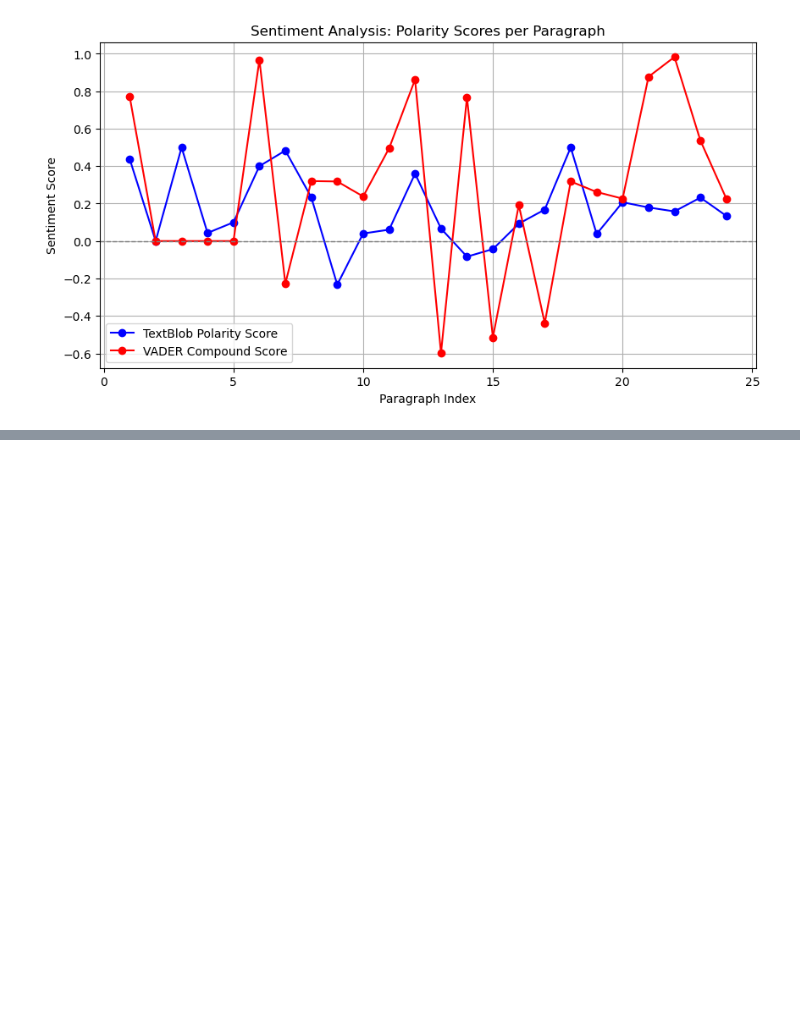
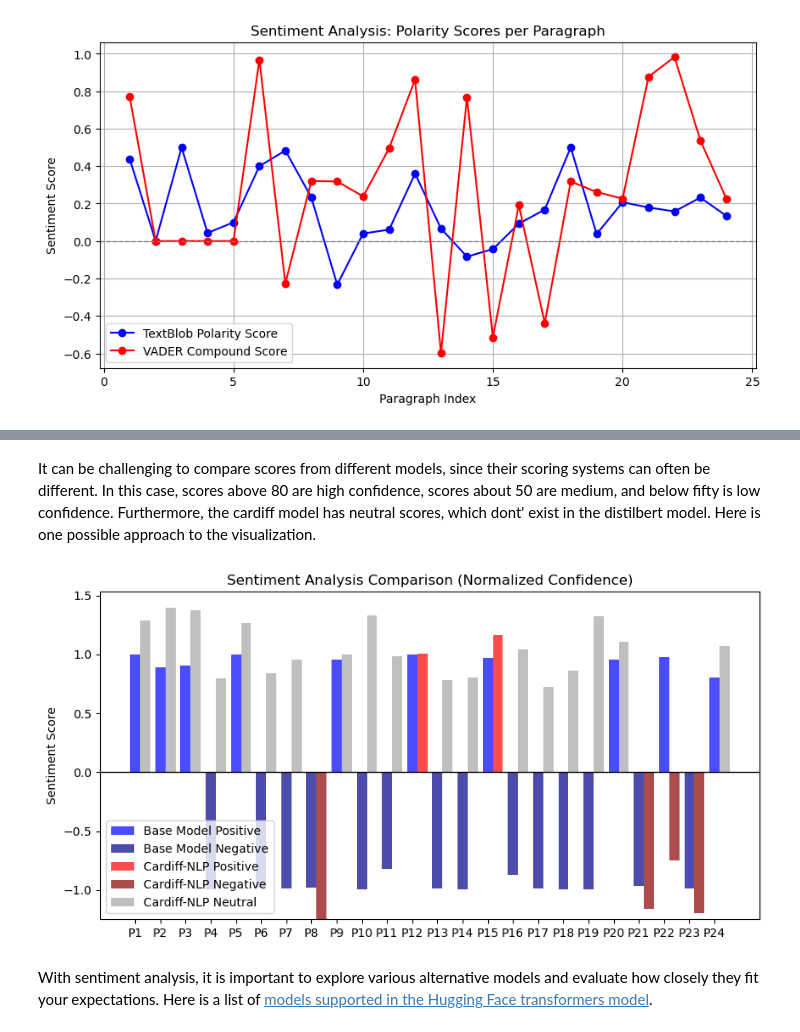
Before and after one commit to jruedas1/cedish-nlp-workshop, a Jupyter notebook: semantics-vectors-sentiment.ipynb, the cells around one changed output, grey strips where cells are left out. Cells and saved outputs as stored; diff of their text form; code cells hidden in the pictures; blank space fills up the shorter version.

Commit message:
add info on hugging face sentiment

```diff
--- a/semantics-vectors-sentiment.ipynb
+++ b/semantics-vectors-sentiment.ipynb
@@ -614,0 +634,3 @@ There are hundreds of sentiment analysis packages specialized for various langua
+# %%
+from transformers import pipeline
+sentiment_pipeline = pipeline("sentiment-analysis")
@@ -614,0 +643,3 @@ There are hundreds of sentiment analysis packages specialized for various langua
+# %%
+base_scores = sentiment_pipeline(rochester_text_paras)
+base_scores
@@ -614,0 +668,2 @@ There are hundreds of sentiment analysis packages specialized for various langua
+# %%
+test_model = pipeline(model="cardiffnlp/twitter-roberta-base-sentiment-latest")
@@ -614,0 +675,3 @@ There are hundreds of sentiment analysis packages specialized for various langua
+# %%
+cardiff_nlp_scores = test_model(rochester_text_paras)
+cardiff_nlp_scores
@@ -614,0 +696,43 @@ There are hundreds of sentiment analysis packages specialized for various langua
+# %% [markdown]
+It can be challenging to compare scores from different models, since their scoring systems can often be different. In this case, scores above 80 are high confidence, scores about 50 are medium, and below fifty is low confidence. Furthermore, the cardiff model has neutral scores, which dont' exist in the distilbert model. Here is one possible approach to the visualization.
+# %%
+# Normalize Cardiff-NLP confidence (mapping 50 to 80 in Base Model)
+def normalize_confidence(cardiff_score):
+    return (cardiff_score - 0.50) * (0.80 / 0.50) + 0.80
+
+normalized_cardiff = [{'label': entry['label'], 'score': normalize_confidence(entry['score'])} for entry in cardiff_nlp_scores]
+
+# Convert labels to numerical values
+label_mapping = {'positive': 1, 'neutral': 0, 'negative': -1}
+base_positive = [entry['score'] if entry['label'].lower() == 'positive' else 0 for entry in base_scores]
+base_negative = [-entry['score'] if entry['label'].lower() == 'negative' else 0 for entry in base_scores]
+
+cardiff_positive = [entry['score'] if entry['label'].lower() == 'positive' else 0 for entry in normalized_cardiff]
+cardiff_negative = [-entry['score'] if entry['label'].lower() == 'negative' else 0 for entry in normalized_cardiff]
+cardiff_neutral = [entry['score'] if entry['label'].lower() == 'neutral' else 0 for entry in normalized_cardiff]
+
+# X-axis labels (paragraph indices)
+x = np.arange(len(base_scores))
+
+# Plot stacked bars
+plt.figure(figsize=(10, 5))
+
+# Base model bars
+plt.bar(x, base_positive, width=0.4, label='Base Model Positive', color='blue', alpha=0.7)
+plt.bar(x, base_negative, width=0.4, label='Base Model Negative', color='darkblue', alpha=0.7)
+
+# Cardiff-NLP bars
+plt.bar(x + 0.4, cardiff_positive, width=0.4, label='Cardiff-NLP Positive', color='red', alpha=0.7)
+plt.bar(x + 0.4, cardiff_negative, width=0.4, label='Cardiff-NLP Negative', color='darkred', alpha=0.7)
+plt.bar(x + 0.4, cardiff_neutral, width=0.4, label='Cardiff-NLP Neutral', color='gray', alpha=0.5, bottom=cardiff_negative)
+
+plt.axhline(0, color='black', linewidth=1)  # Neutral line
+plt.xticks(x, [f'P{i+1}' for i in range(len(base_scores))])  # Labels for paragraphs
+plt.ylabel('Sentiment Score')
+plt.title('Sentiment Analysis Comparison (Normalized Confidence)')
+plt.legend()
+plt.show()
+# %% [output]
+[figure, added]
+# %% [markdown]
+With sentiment analysis, it is important to explore various alternative models and evaluate how closely they fit your expectations. Here is a list of [models supported in the Hugging Face transformers model](https://huggingface.co/docs/transformers/v4.17.0/en/index).
```
Also changed, not shown: parts of 14 cells of this notebook, 4 other files.
